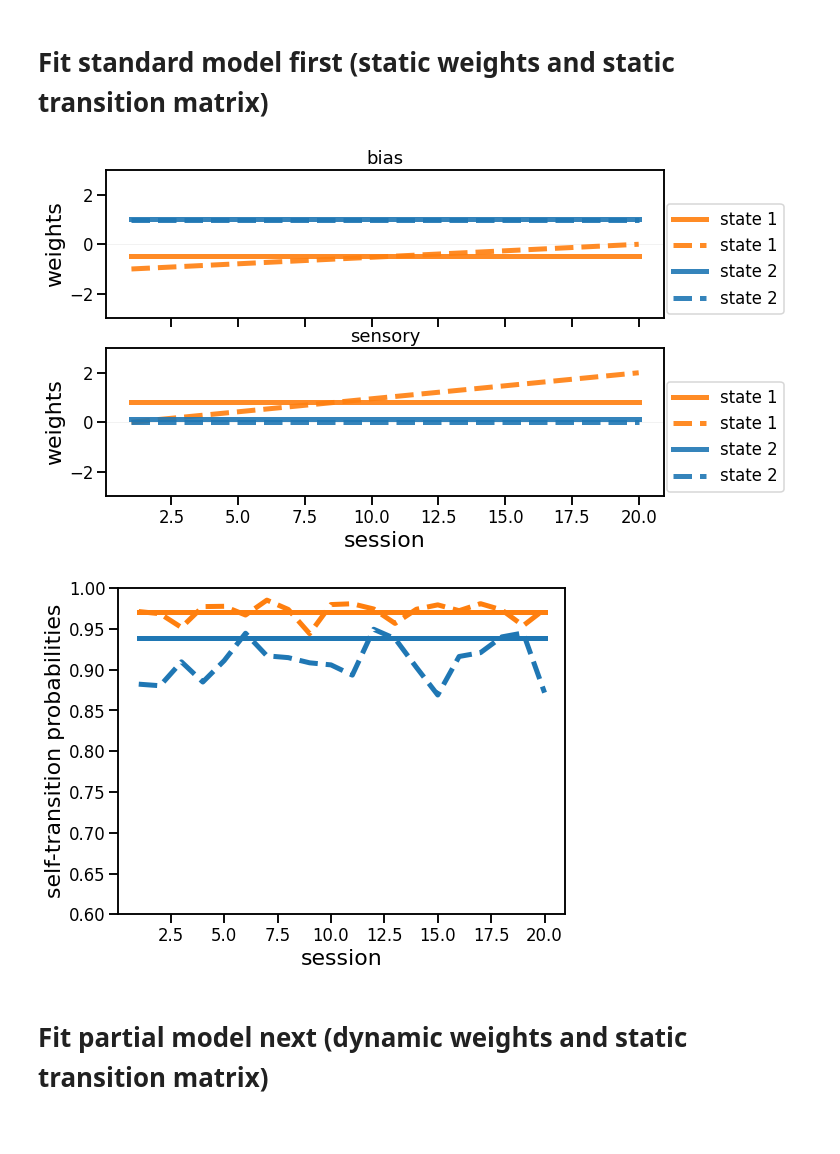
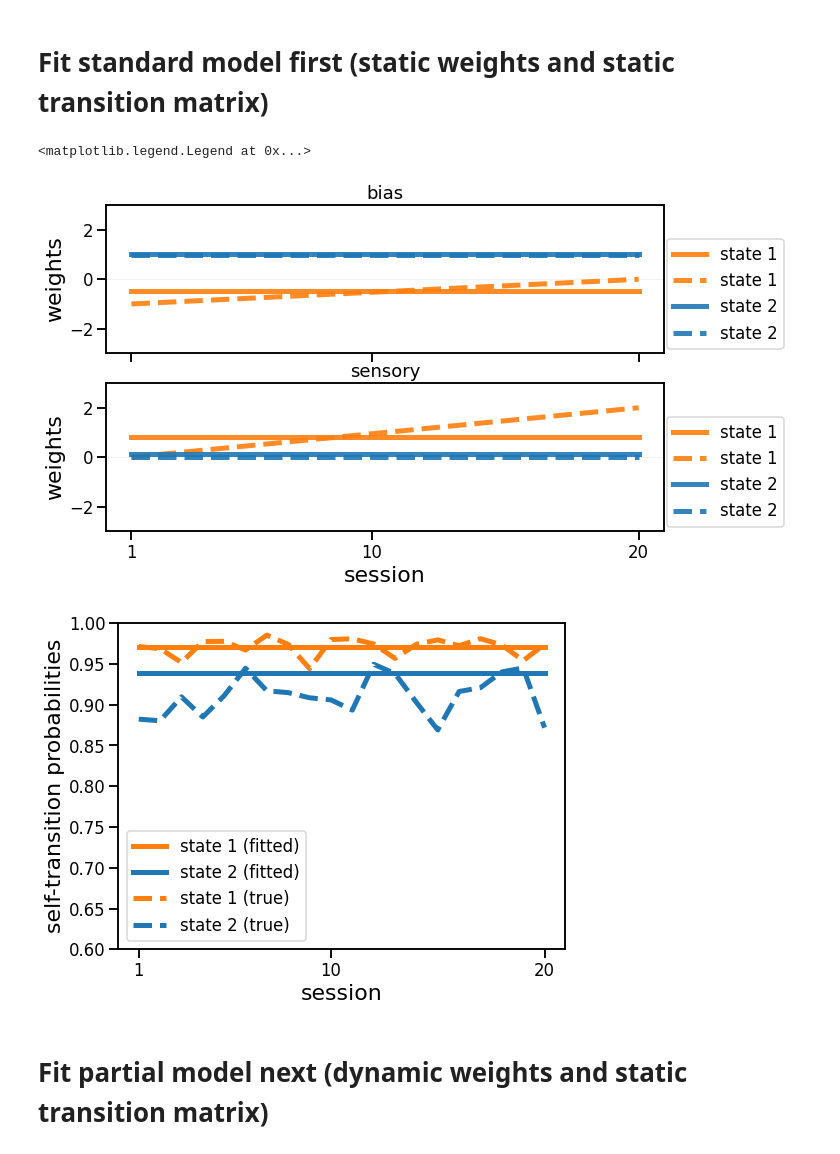
Before and after one commit to lenca56/dynamic_glmhmm, a Jupyter notebook: code/Demo_simulated_data.ipynb, the cells around one changed output. Saved outputs shown, nothing was run; the diff lists cells and outputs as text; code cells hidden in the pictures.

```diff
--- a/code/Demo_simulated_data.ipynb
+++ b/code/Demo_simulated_data.ipynb
@@ -99,22 +102,27 @@ axes.set_ylim(0,1)
 # %%
 model_type = 'standard'
 initP, initpi, initW = dGLMHMM.generate_param(sessInd=sessInd, transitionDistribution=['dirichlet', (5, 1)], weightDistribution=['uniform', (-2,2)], model_type=model_type)
 present = np.ones((N))
 irrelevantSigma = np.ones((K,D))
 standardP, standardpi, standardW, _ = dGLMHMM.fit(trainX, trainY,  present, initP=initP, initpi=initpi, initW=initW, sigma=irrelevantSigma, sessInd=sessInd, maxIter=100, tol=1e-4, priorDirP=[10,1], model_type=model_type) # fit the model
 
 # check if state identities were switched (by convention, state 1 has highest stimulus weights)
 sortedStateInd = get_states_order(standardW, sessInd)
 
 # plot best fitted static parameters (standard model)
 fig, axes = plt.subplots(2,1, figsize=(10,6), sharex=True)
+axes[0].set_xticks([1,10,20],[1,10,20])
 plotting_weights_per_feature(standardW, sessInd=sessInd, axes=axes, yLim=[[-3,3],[-3,3]], sortedStateInd=sortedStateInd, trueW=trueW, labels=['bias', 'sensory'])
+
 fig, axes = plt.subplots(figsize=(8,6))
-plotting_self_transition_probabilities(standardP, sessInd, axes, sortedStateInd=sortedStateInd, linestyle='-')
-plotting_self_transition_probabilities(trueP, sessInd, axes, sortedStateInd=None, linestyle='--')
+axes.set_xticks([1,10,20],[1,10,20])
+plotting_self_transition_probabilities(standardP, sessInd, axes, sortedStateInd=sortedStateInd, linestyle='-', labels=['state 1 (fitted)', 'state 2 (fitted)'])
+plotting_self_transition_probabilities(trueP, sessInd, axes, sortedStateInd=None, linestyle='--', labels=['state 1 (true)', 'state 2 (true)'])
+axes.legend()
 # %% [output]
+<matplotlib.legend.Legend at 0x...>
-[figure, old version]
+[figure, new version]
-[figure, old version]
+[figure, new version]
 # %% [markdown]
 # Fit partial model next (dynamic weights and static transition matrix)
 # %%
```
Also changed, not shown: parts of 5 cells of this notebook, 4 other files.
